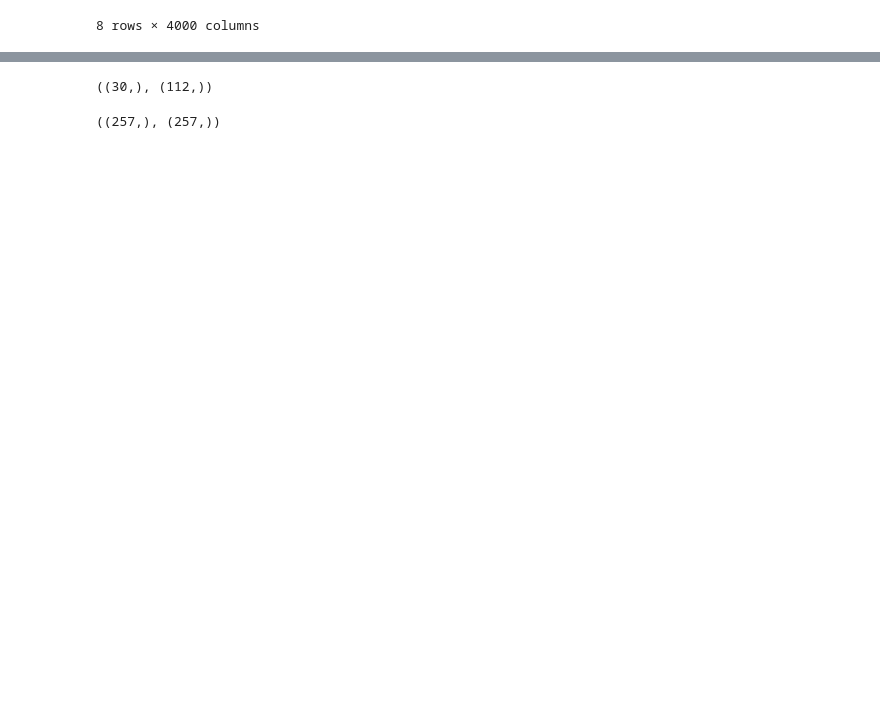
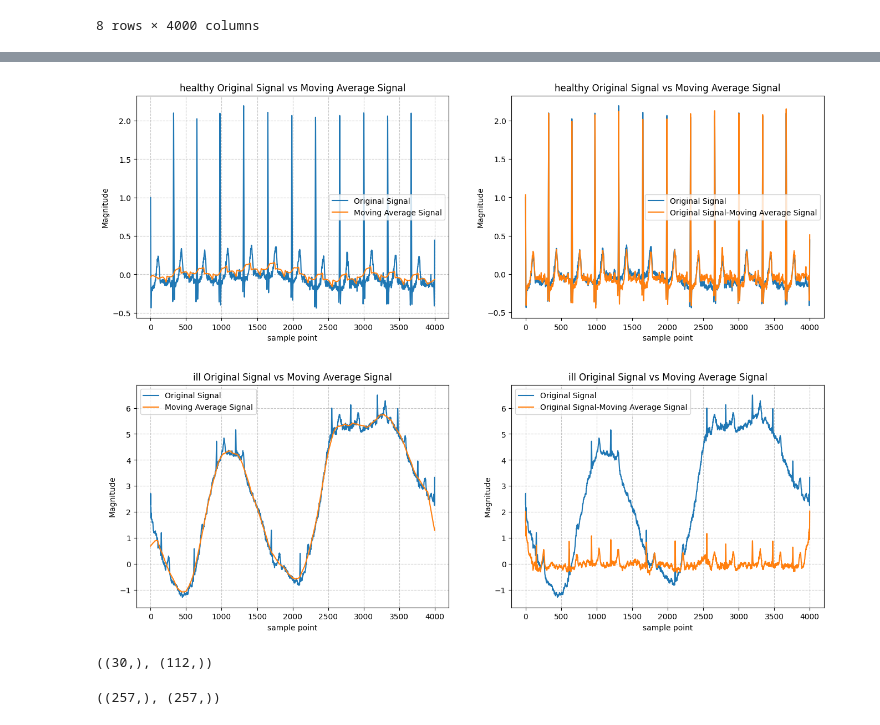
Before and after one commit to zivmax/bmedesign-cpsc, a Jupyter notebook: EDA.ipynb, the cells around one changed output, grey strips where cells are left out. Cells and saved outputs as stored; diff of their text form; code cells hidden in the pictures; blank space fills up the shorter version.

```diff
--- a/EDA.ipynb
+++ b/EDA.ipynb
@@ -395,3 +163,13 @@ differential_plot(healthy_sample, ill_sample, title='Original Signal vs Moving A
+# %%
+
+WINDOW = 200
+sample_healthy_signal = labeled_train_df.loc[500]
+sample_ill_signal = labeled_train_df.loc[0]
+healthy_sample = (sample_healthy_signal, SignalFeatures.moving_average(sample_healthy_signal, window_length=WINDOW))
+ill_sample = (sample_ill_signal, SignalFeatures.moving_average(sample_ill_signal, window_length=WINDOW))
+SignalPlot.binary_class_differential_plot(healthy_sample, ill_sample, title='Original Signal vs Moving Average Signal', label1='Original Signal', label2='Moving Average Signal')
+# %% [output]
+[figure, added]
 # %%
 sample_healthy_signal = labeled_train_df.loc[503]
 sample_ill_signal = labeled_train_df.loc[3]
```
Also changed, not shown: parts of 15 cells of this notebook, 1 other file.
